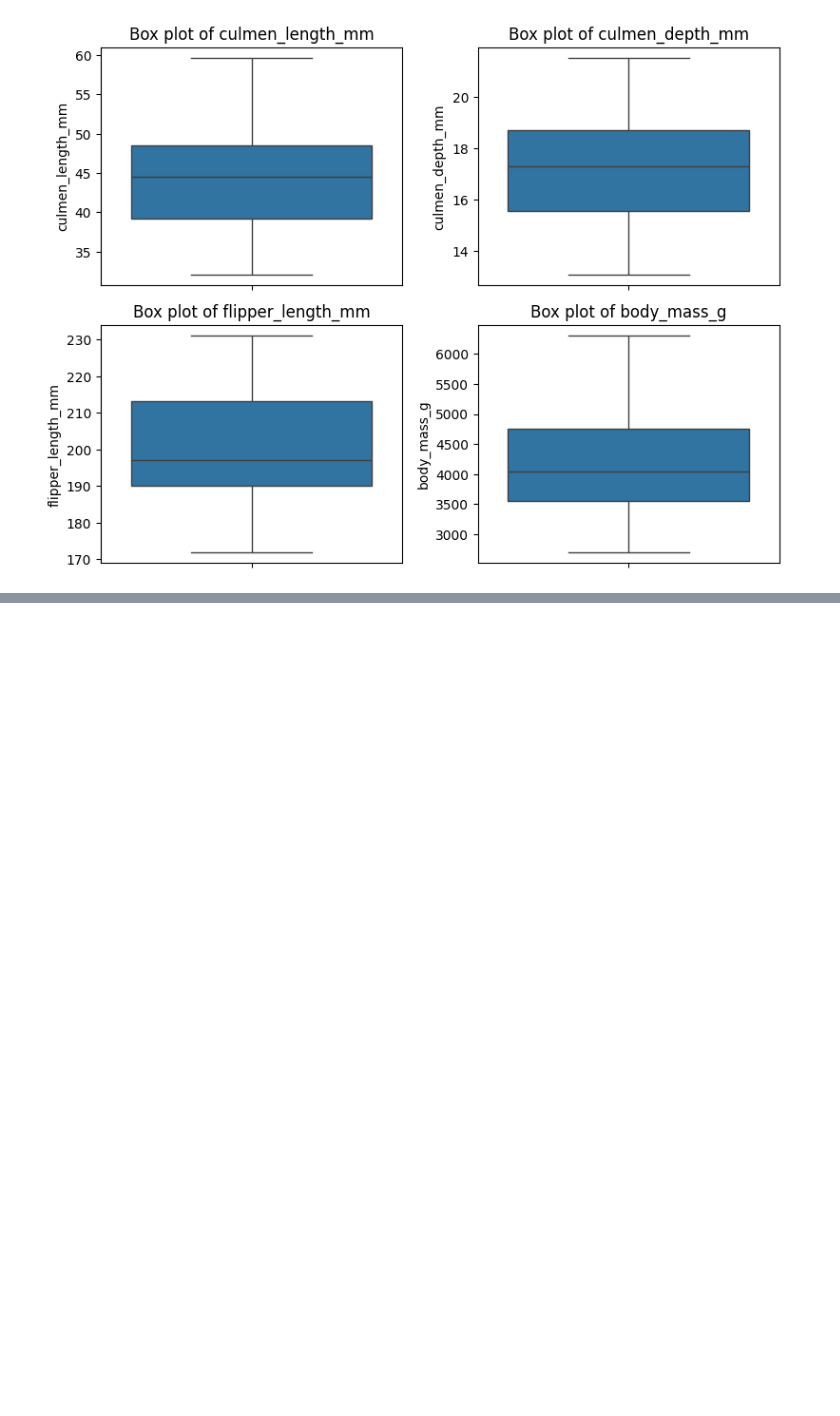
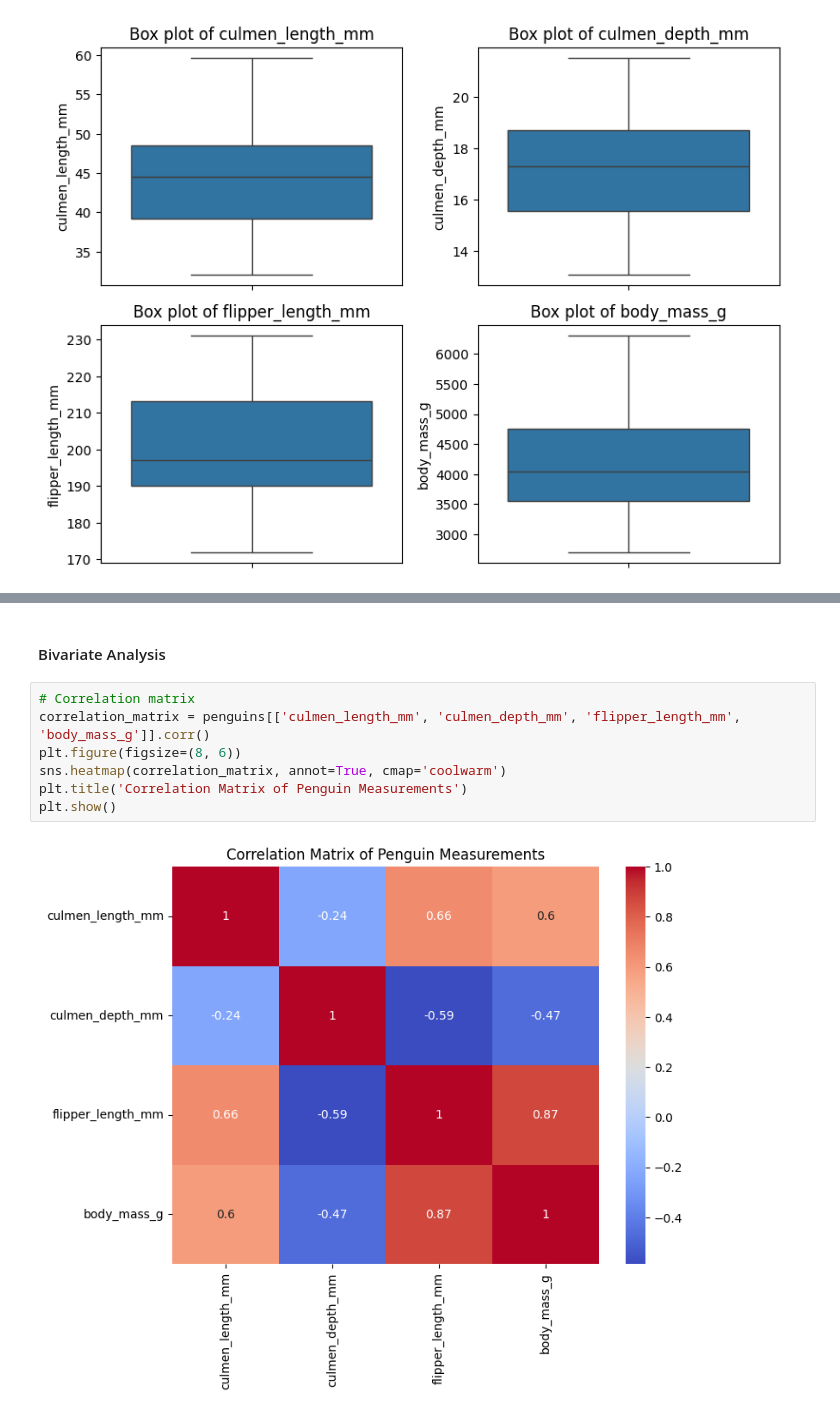
Before and after one commit to kunalvirwal/Palmer-Archipelago-penguin-dataset-EDA, a Jupyter notebook: main.ipynb, the cells around one changed output, grey strips where cells are left out. Cells and saved outputs as stored; diff of their text form; blank space fills up the shorter version.

Commit message:
Bivariate Analysis
Signed-off-by: kunalvirwal <kunalvirwal@gmail.com>

```diff
--- a/main.ipynb
+++ b/main.ipynb
@@ -144,0 +166,11 @@ max           59.600000        21.500000         231.000000  6300.000000
+# %% [markdown]
+#### Bivariate Analysis
+# %%
+# Correlation matrix
+correlation_matrix = penguins[['culmen_length_mm', 'culmen_depth_mm', 'flipper_length_mm', 'body_mass_g']].corr()
+plt.figure(figsize=(8, 6))
+sns.heatmap(correlation_matrix, annot=True, cmap='coolwarm')
+plt.title('Correlation Matrix of Penguin Measurements')
+plt.show()
+# %% [output]
+[figure, added]
```
Also changed, not shown: parts of 3 cells of this notebook.
